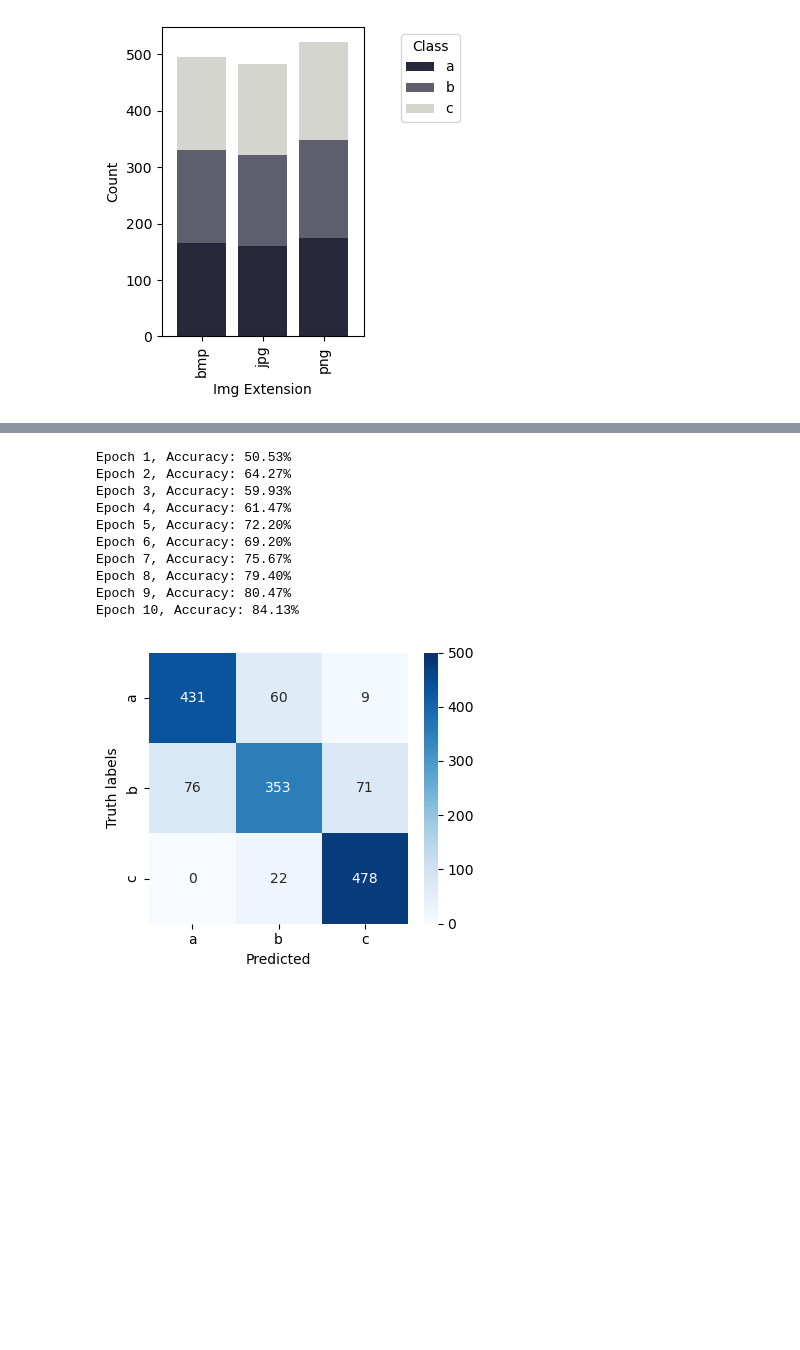
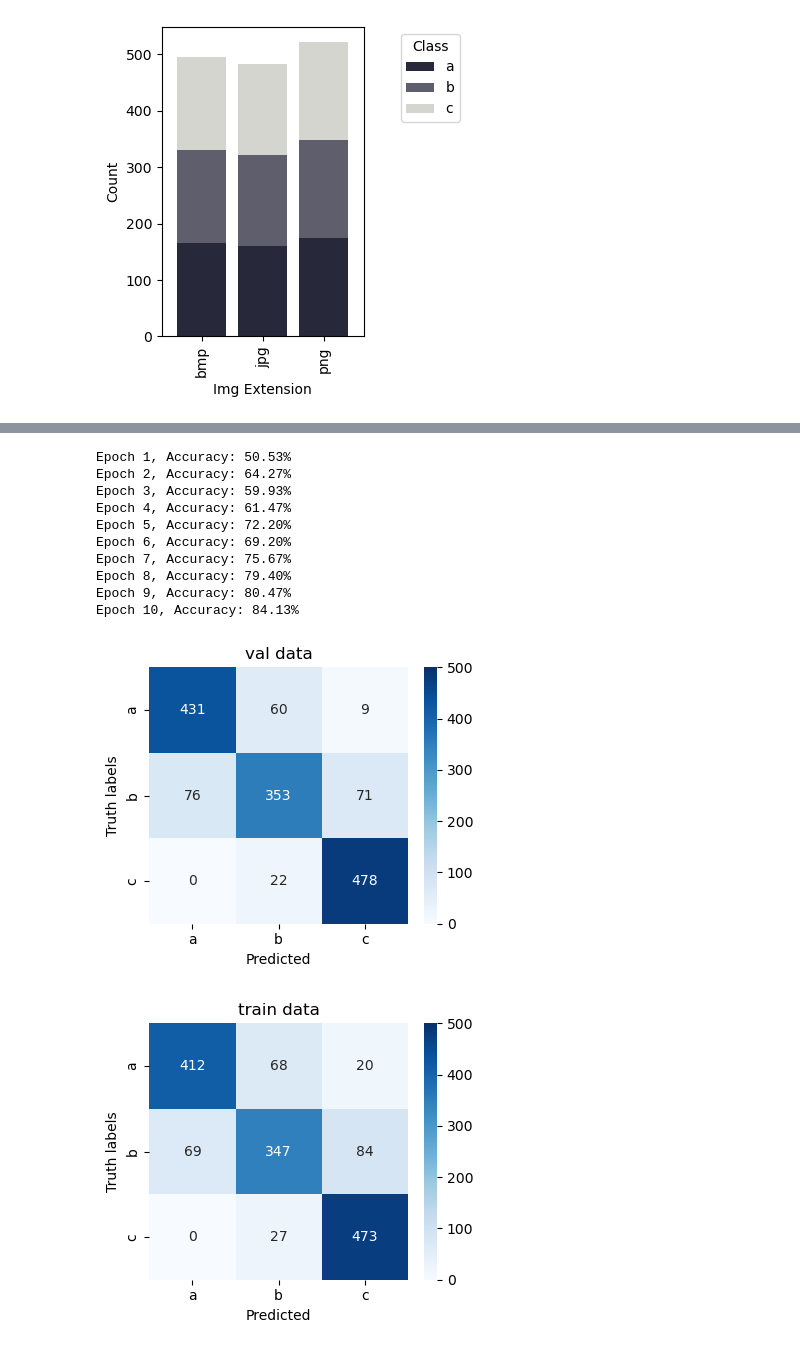
Before and after one commit to sjabarnia/squares, a Jupyter notebook: exploration.ipynb, the cells around one changed output, grey strips where cells are left out. Drawn from its saved outputs; the diff is of its cells as text; code cells hidden in the pictures; blank space fills up the shorter version.

```diff
--- a/exploration.ipynb
+++ b/exploration.ipynb
@@ -192,5 +190,5 @@ plt.show()
 # %%
-fig, axs = plt.subplots( nrows = 3, ncols = 1, figsize=(6, 4), sharex=True)
+fig, axs = plt.subplots( nrows = 3, ncols = 1, figsize=(4.5, 4), sharex=True)
 
 size_by_class = train_df[['class',
                     'width']].groupby(['class',
@@ -280,70 +342,52 @@ train_loader = DataLoader(train_dataset, batch_size=32, shuffle=True)
 val_loader = DataLoader(val_dataset, batch_size=32)
 
 device = torch.device("cpu")
-model = basicCNN(len(train_dataset.classes)).to(device)
+first_cnn_model = basicCNN(len(train_dataset.classes)).to(device)
 criterion = nn.CrossEntropyLoss()
-optimizer = torch.optim.Adam(model.parameters(), lr=0.001)
+optimizer = torch.optim.Adam(first_cnn_model.parameters(), lr=0.001)
 
 # Train
 for epoch in range(num_epochs):
-    model.train()
+    first_cnn_model.train()
     for images, labels in train_loader:
         images, labels = images.to(device), labels.to(device)
         optimizer.zero_grad()
-        outputs = model(images)
+        outputs = first_cnn_model(images)
         loss = criterion(outputs, labels)
         loss.backward()
         optimizer.step()
 
     # Quick validation
-    model.eval()
+    first_cnn_model.eval()
     correct = 0
     total = 0
     with torch.no_grad():
         for images, labels in val_loader:
             images, labels = images.to(device), labels.to(device)
-            outputs = model(images)
+            outputs = first_cnn_model(images)
             _, predicted = torch.max(outputs.data, 1)
             total += labels.size(0)
             correct += (predicted == labels).sum().item()
 
     print(f'Epoch {epoch+1}, Accuracy: {100 * correct / total:.2f}%')
 
-# Final evaluation
-model.eval()
-all_preds = []
-all_labels = []
+torch.save(first_cnn_model.state_dict(), 'img_classifier.pth')
 
-with torch.no_grad():
-    for images, labels in val_loader:
-        images, labels = images.to(device), labels.to(device)
-        outputs = model(images)
-        _, preds = torch.max(outputs, 1)
-        all_preds.extend(preds.cpu().numpy())
-        all_labels.extend(labels.cpu().numpy())
-
-# Show confusion matrix
-cm = confusion_matrix(all_labels, all_preds)
-plt.figure(figsize=(4, 3.5))
-sns.heatmap(cm, annot=True, fmt='d', cmap='Blues', vmax = 500,
-            xticklabels=train_dataset.classes, yticklabels=train_dataset.classes)
-plt.xlabel('Predicted')
-plt.ylabel('Truth labels')
-plt.tight_layout()
-plt.show()
-
-torch.save(model.state_dict(), 'img_classifier.pth')
+# evaluation
+val_cm = eval_torch_model(first_cnn_model, 'val', device)
+train_cm = eval_torch_model(first_cnn_model, 'train', device)
 # %% [output]
 Epoch 1, Accuracy: 50.53%
 Epoch 2, Accuracy: 64.27%
 Epoch 3, Accuracy: 59.93%
 Epoch 4, Accuracy: 61.47%
 Epoch 5, Accuracy: 72.20%
 Epoch 6, Accuracy: 69.20%
 Epoch 7, Accuracy: 75.67%
 Epoch 8, Accuracy: 79.40%
 Epoch 9, Accuracy: 80.47%
 Epoch 10, Accuracy: 84.13%
-[figure, old version]
+[figure, new version]
+[figure, added]
 # %%
 for c in class_names:
```
Also changed, not shown: parts of 15 cells of this notebook.
